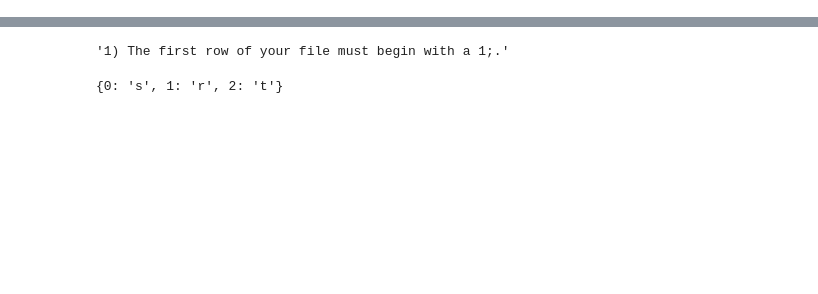
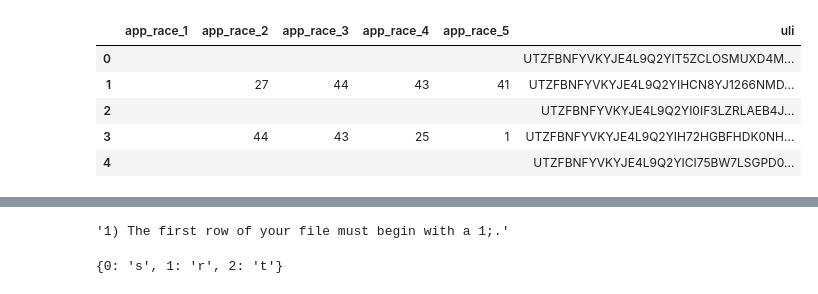
Before and after one commit to cfpb/hmda-test-files, a Jupyter notebook: python/2018_test_file_maker.ipynb, the cells around one changed output, grey strips where cells are left out. Cells and saved outputs as stored; diff of their text form; code cells hidden in the pictures; blank space fills up the shorter version.

```diff
--- a/python/2018_test_file_maker.ipynb
+++ b/python/2018_test_file_maker.ipynb
@@ -205,3 +215,12 @@ validator.lar_df[["co_app_eth_basis","co_app_eth_1", "co_app_eth_2", "co_app_eth
+# %%
+validator.lar_df[["app_race_1", "app_race_2", "app_race_3", "app_race_4", "app_race_5", "uli"]]
+# %% [output]
+|  | app_race_1 | app_race_2 | app_race_3 | app_race_4 | app_race_5 | uli |
+| 0 |  |  |  |  |  | UTZFBNFYVKYJE4L9Q2YIT5ZCLOSMUXD4M... |
+| 1 |  | 27 | 44 | 43 | 41 | UTZFBNFYVKYJE4L9Q2YIHCN8YJ1266NMD... |
+| 2 |  |  |  |  |  | UTZFBNFYVKYJE4L9Q2YI0IF3LZRLAEB4J... |
+| 3 |  | 44 | 43 | 25 | 1 | UTZFBNFYVKYJE4L9Q2YIH72HGBFHDK0NH... |
+| 4 |  |  |  |  |  | UTZFBNFYVKYJE4L9Q2YICI75BW7LSGPD0... |
 # %%
 validator.lar_df[["app_date", "action_date"]][(validator.lar_df.action_date < validator.lar_df.app_date)]#&((lar_df.action_taken.isin(("1","2","7","8"))))]
 # %% [output]
```
Also changed, not shown: parts of 5 cells of this notebook, 2 other files.
